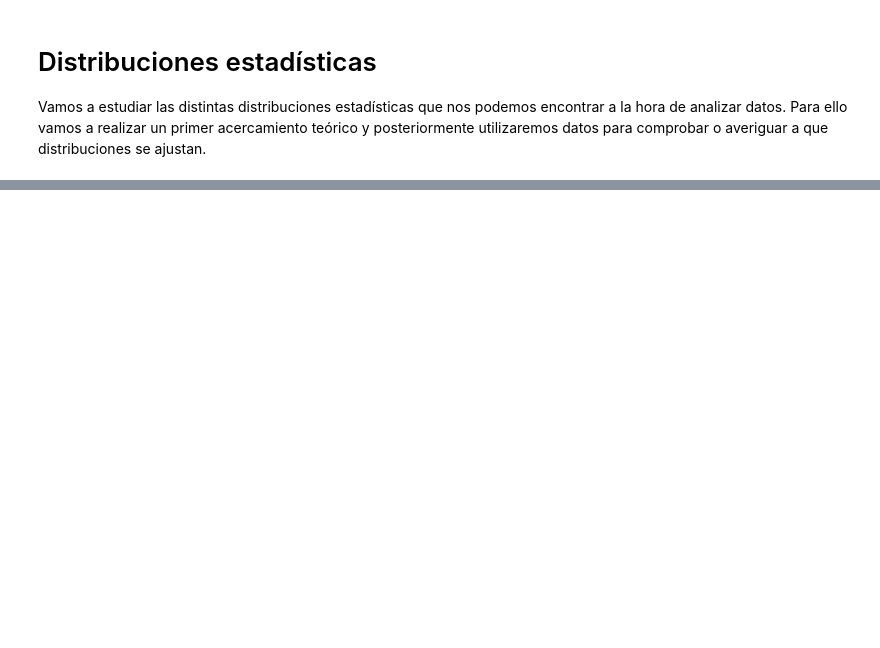
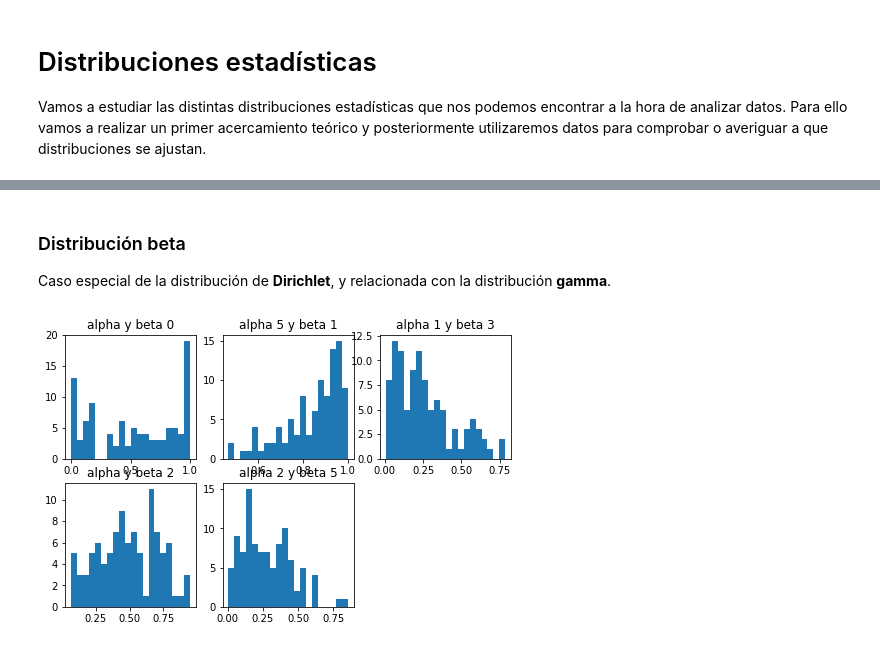
Before and after one commit to PablodelaCuesta/Statistics, a Jupyter notebook: 2. Statistical distributions and measures of central tendency and variability/Distribuciones estadísticas.ipynb, the cells around one changed output, grey strips where cells are left out. Saved outputs shown, nothing was run; the diff lists cells and outputs as text; code cells hidden in the pictures; blank space fills up the shorter version.

Commit message:
distribuciones estadísticas

```diff
--- a/2. Statistical distributions and measures of central tendency and variability/Distribuciones estadísticas.ipynb
+++ b/2. Statistical distributions and measures of central tendency and variability/Distribuciones estadísticas.ipynb
@@ -45,0 +92,45 @@ plt.show()
+# %% [markdown]
+### Distribución beta
+Caso especial de la distribución de **Dirichlet**, y relacionada con la distribución **gamma**.
+# %%
+# Beta distribution
+# Valores beta
+alpha0 = beta0 = 0.5
+alpha1 = 5
+beta1 = 1
+alpha2 = 1
+beta2= 3
+alpha3 = 2
+beta3 = 2
+alpha4 = 2
+beta4 = 5
+
+# arrays
+array0 = np.random.beta(alpha0, beta0, size=100)
+array1 = np.random.beta(alpha1, beta1, size=100)
+array2 = np.random.beta(alpha2, beta2, size=100)
+array3 = np.random.beta(alpha3, beta3, size=100)
+array4 = np.random.beta(alpha4, beta4, size=100)
+
+# dibujamos las distintas distribuciones
+plt.figure(figsize=(8,5))
+plt.subplot(2,3,1)
+plt.title("alpha y beta 0")
+plt.hist(array0, bins=20)
+plt.subplot(2,3,2)
+plt.title("alpha 5 y beta 1")
+plt.hist(array1, bins=20)
+plt.subplot(2,3,3)
+plt.title("alpha 1 y beta 3")
+plt.hist(array2, bins=20)
+plt.subplot(2,3,4)
+plt.title("alpha y beta 2")
+plt.hist(array3, bins=20)
+plt.subplot(2,3,5)
+plt.title("alpha 2 y beta 5")
+plt.hist(array4, bins=20)
+
+# mostramos el gráfico
+plt.show()
+# %% [output]
+[figure, added]
```
Also changed, not shown: parts of 18 cells of this notebook.
